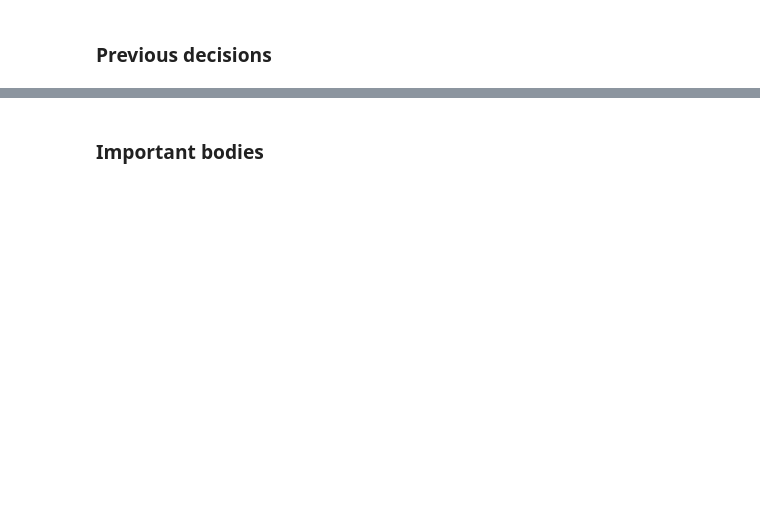
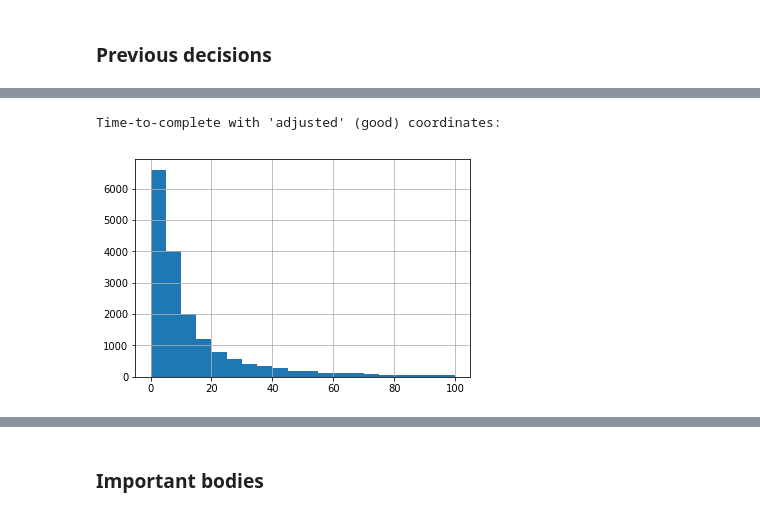
Before and after one commit to stuarteberg/random-hemibrain-notebooks, a Jupyter notebook: remaining-onehop.ipynb, the cells around one changed output, grey strips where cells are left out. Drawn from its saved outputs; the diff is of its cells as text; code cells hidden in the pictures; blank space fills up the shorter version.

```diff
--- a/remaining-onehop.ipynb
+++ b/remaining-onehop.ipynb
@@ -98,0 +131,28 @@ Loaded 405243 previous decisions
+# %%
+_p0 = '/nrs/flyem/bergs/complete-ffn-agglo/remaining-onehop-assignments-7254-20180823/assignment-000-adjusted.csv'
+_p1 = '/nrs/flyem/bergs/complete-ffn-agglo/remaining-onehop-assignments-7254-20180823/assignment-001-adjusted.csv'
+
+assignment0 = pd.read_csv(_p0)
+assignment1 = pd.read_csv(_p1)
+
+assignment0 = pd.concat((assignment0, assignment1))
+assignment0.rename(inplace=True, columns={'supervoxel ID 1': 'id_a',
+                                          'supervoxel ID 2': 'id_b',
+                                          'coordinate-status': 'coordinate_status'})
+# %%
+assignment0_copy = assignment0.copy()
+swap_rows = (assignment0['id_a'] > assignment0['id_b'])
+assignment0.loc[swap_rows, 'id_a'] = assignment0_copy.loc[swap_rows, 'id_b']
+assignment0.loc[swap_rows, 'id_b'] = assignment0_copy.loc[swap_rows, 'id_a']
+
+assignment0.loc[swap_rows, 'xa'] = assignment0_copy.loc[swap_rows, 'xb']
+assignment0.loc[swap_rows, 'ya'] = assignment0_copy.loc[swap_rows, 'yb']
+assignment0.loc[swap_rows, 'za'] = assignment0_copy.loc[swap_rows, 'zb']
+
+assignment0.loc[swap_rows, 'xb'] = assignment0_copy.loc[swap_rows, 'xa']
+assignment0.loc[swap_rows, 'yb'] = assignment0_copy.loc[swap_rows, 'ya']
+assignment0.loc[swap_rows, 'zb'] = assignment0_copy.loc[swap_rows, 'za']
+# %%
+ass0_prev = previous_focused_decisions.merge(assignment0, how='inner', on=['id_a', 'id_b'])
+# %%
+ass0_prev['completion_secs'] = list(map(lambda l: l[0] / 1000, ass0_prev['time to complete (ms)']))
@@ -98,0 +184,7 @@ Loaded 405243 previous decisions
+# %%
+q = 'coordinate_status != "misplaced" and completion_secs < 100'
+ass0_prev.query(q)['completion_secs'].hist(bins=20)
+print("Time-to-complete with 'adjusted' (good) coordinates:")
+# %% [output]
+Time-to-complete with 'adjusted' (good) coordinates:
+[figure, added]
```
Also changed, not shown: parts of 123 cells of this notebook, 3 other files.
